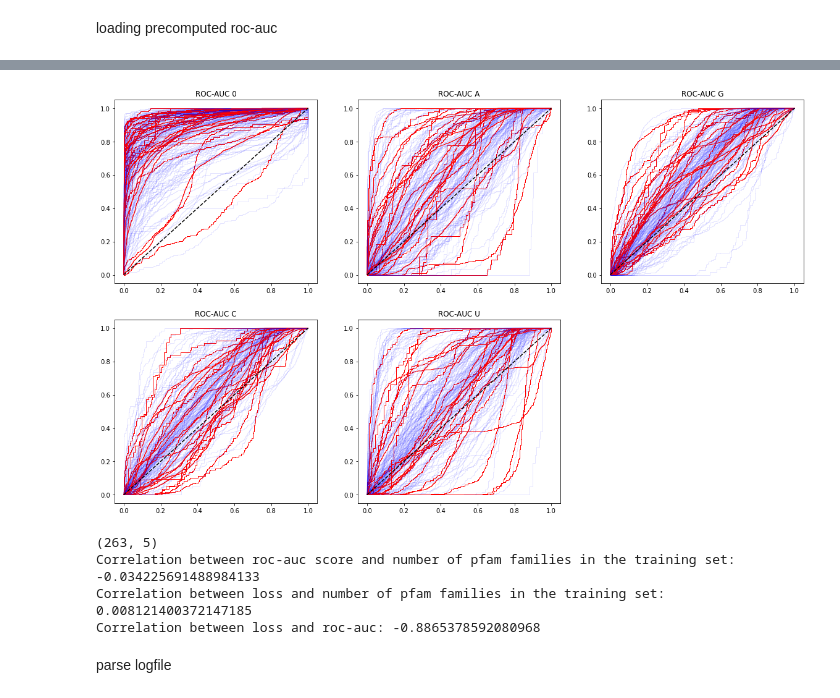
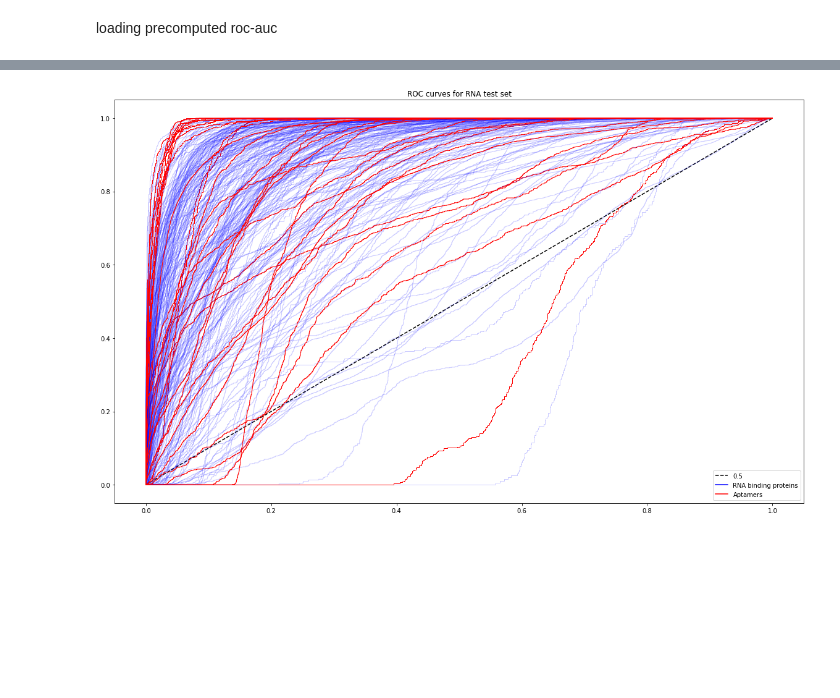
Before and after one commit to geraseva/masif_npi, a Jupyter notebook: Inference_analysis.ipynb, the cells around one changed output, grey strips where cells are left out. Saved outputs shown, nothing was run; the diff lists cells and outputs as text; code cells hidden in the pictures; blank space fills up the shorter version.

```diff
--- a/Inference_analysis.ipynb
+++ b/Inference_analysis.ipynb
@@ -74,0 +168,18 @@ print(len(a))
+# %%
+task_name='binary_dna_atomnet_v_mp_epoch48'
+inf_data_dna['results']=inf_data_dna.name.apply(lambda x:
+                        np.load(f'preds/{task_name}/{"_".join(x.split("_")[:2])}_predfeatures_emb1.npy'))
+# %%
+task_name='binary_rna_atomnet_v_mp_epoch49'
+inf_data_rna['results']=inf_data_rna.name.apply(lambda x:
+                        np.load(f'preds/{task_name}/{"_".join(x.split("_")[:2])}_predfeatures_emb1.npy'))
+# %%
+binary=True
+# %%
+if binary:
+    inf_data_dna['roc_curve']=inf_data_dna.results.apply(lambda x: roc_curve(x[:,-1],x[:,-2]))
+    inf_data_rna['roc_curve']=inf_data_rna.results.apply(lambda x: roc_curve(x[:,-1],x[:,-2]))
+
+else:
+    inf_data_dna['roc_curve']=inf_data_dna.results.apply(lambda x: [roc_curve(x[:,-1]==i,x[:,-6+i]) for i in range(5)])
+    inf_data_rna['roc_curve']=inf_data_rna.results.apply(lambda x: [roc_curve(x[:,-1]==i,x[:,-6+i]) for i in range(5)])
@@ -75,50 +226,39 @@ print(len(a))
 # %%
 labels=['0','A','G','C','U']
 
-if a.shape[2]==1:
+if binary:
     plt.figure(figsize=(20,12))
 
     plt.title('ROC curves for RNA test set')
     plt.plot([0, 1], [0, 1],linestyle="--", color='black')
-    for k in range(a.shape[0]):
-        if inf_data.iloc[k]['uniq'] <= 1:
+    for k in range(inf_data_rna.shape[0]):
+        if inf_data_rna.loc[k]['is_aptamer']:
             cl='red'
             ap=1
         else:
             cl='blue'
             ap=0.2
-        plt.plot(a[k,0,0],a[k,1,0],color=cl,linewidth=1,alpha=ap)
-        plt.legend(['0.5','Non-unique pfams', 'Unique pfams' ])
-    plt.show()
+        plt.plot(inf_data_rna.roc_curve.loc[k][0],inf_data_rna.roc_curve.loc[k][1],
+                 color=cl,linewidth=1,alpha=ap)
+        custom_lines = [Line2D([0], [0], linestyle='--', color='black'),
+                        Line2D([0], [0], color='blue'),
+                        Line2D([0], [0], color='red')]
+        plt.legend(custom_lines,['0.5','RNA binding proteins', 'Aptamers' ])
 else:
     plt.figure(figsize=(20,12))
     for i in range(5):
         plt.subplot(231+i)
-        for k in range(a.shape[0]):
-            if inf_data.iloc[k]['uniq'] <= 1:
+        for k in range(inf_data_rna.shape[0]):
+            if inf_data_rna.loc[k]['is_aptamer']:
                 cl='red'
                 ap=1
             else:
                 cl='blue'
                 ap=0.1
             plt.title('ROC-AUC '+labels[i])
-            plt.plot(a[k,0,i],a[k,1,i],color=cl,linewidth=1,alpha=ap)
+            plt.plot(inf_data_rna.roc_curve.loc[k][0],inf_data_rna.roc_curve.loc[k][i][1],
+                     color=cl,linewidth=1,alpha=ap)
         plt.plot([0, 1], [0, 1],linestyle="--", color='black')
+    plt.show()
 # %% [output]
-[figure, old version]
+[figure, new version]
-# %%
-inf_data=inf_data[-inf_data.loss.isnull()]
-print(inf_data.shape)
-
-print('Correlation between roc-auc score and number of pfam families in the training set:',
-      np.corrcoef(inf_data.roc,inf_data.uniq)[0,1])
-print('Correlation between loss and number of pfam families in the training set:',
-      np.corrcoef(inf_data.loss,inf_data.uniq)[0,1])
-print('Correlation between loss and roc-auc:',np.corrcoef(inf_data.roc,inf_data.loss)[0,1])
-# %% [output]
-(263, 5)
-Correlation between roc-auc score and number of pfam families in the training set: -0.034225691488984133
-Correlation between loss and number of pfam families in the training set: 0.008121400372147185
-Correlation between loss and roc-auc: -0.8865378592080968
-# %% [markdown]
-parse logfile
```
Also changed, not shown: parts of 22 cells of this notebook, 6 other files.
